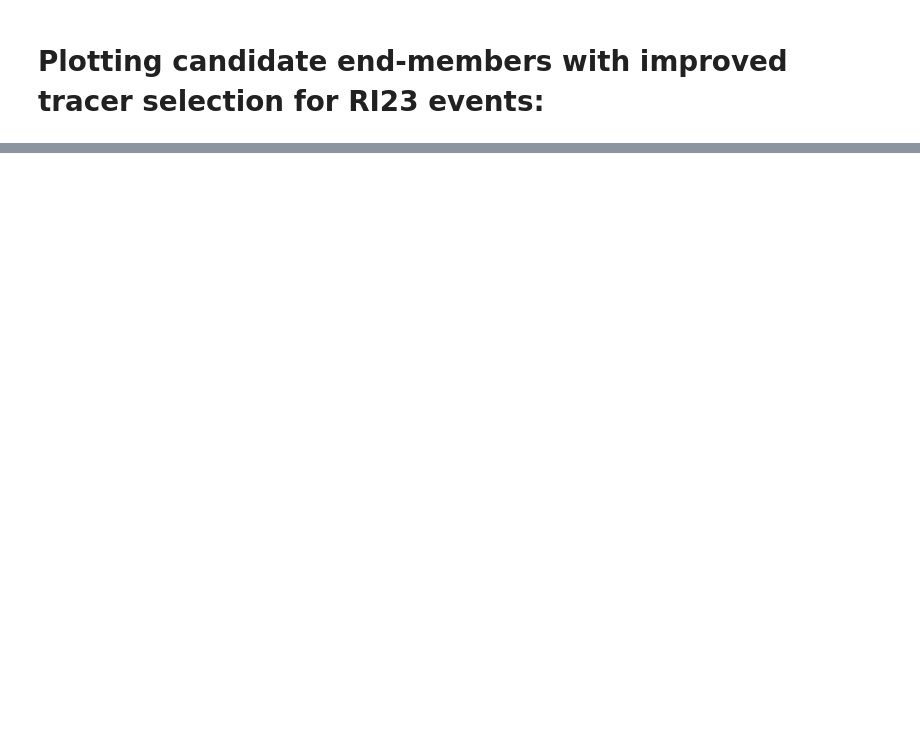
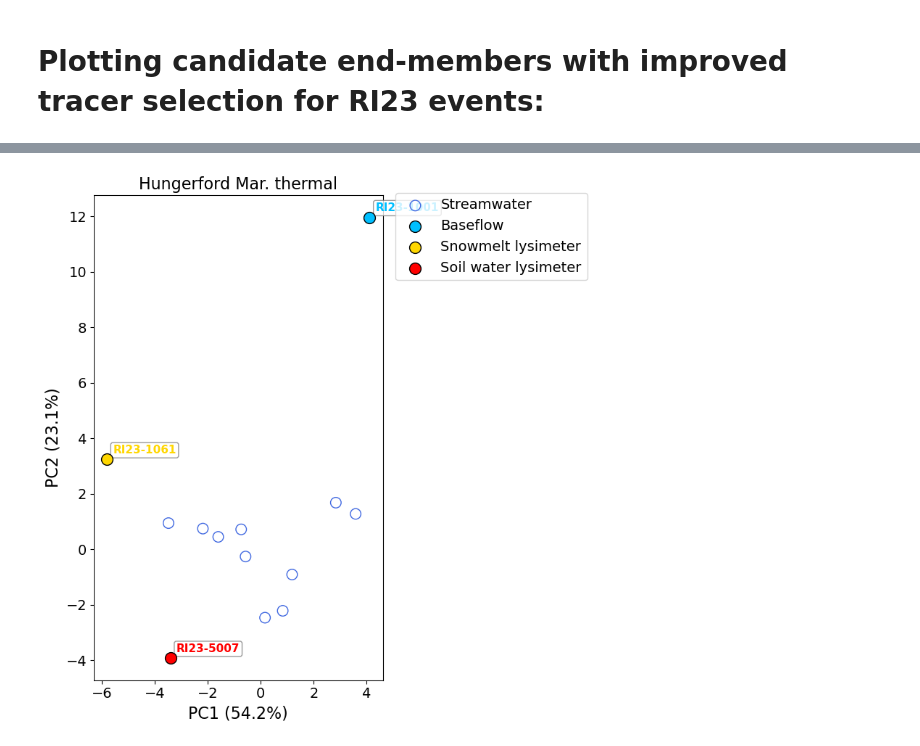
Before and after one commit to MeganEDuffy/LCBP-interannual-EMMAs, a Jupyter notebook: Notebooks/Event_PCA/RI23_Hungerford_PCAwError-all-candidate-EMs.ipynb, the cells around one changed output, grey strips where cells are left out. Saved outputs shown, nothing was run; the diff lists cells and outputs as text; code cells hidden in the pictures; blank space fills up the shorter version.

```diff
--- a/Notebooks/Event_PCA/RI23_Hungerford_PCAwError-all-candidate-EMs.ipynb
+++ b/Notebooks/Event_PCA/RI23_Hungerford_PCAwError-all-candidate-EMs.ipynb
@@ -131,0 +154,72 @@ explore_results, pca_model, scaler_model = ep.plot_event_pca_explore_samples(
+# %%
+#################
+# MAR THM at HB #
+#################
+
+import importlib
+import sys
+from pathlib import Path
+import pandas as pd
+
+# Set up home path and working repo dir
+HOME = Path.home()
+repo_dir = HOME / "OneDrive/git-repos/LCBP-interannual-EMMAs"
+
+if str(repo_dir) not in sys.path:
+    sys.path.append(str(repo_dir))
+
+# Import EMMA module
+import EMMA.event_emma as em
+import EMMA.event_pca_error as ep
+importlib.reload(ep)
+importlib.reload(em)
+
+# Define data directory using relative path logic
+data_dir = repo_dir / "Data/GrabSample_data"
+
+# Load the full RI18 through RI25 dataset
+# see join @ https://github.com/MeganEDuffy/LCBP-interannual-EMMAs/blob/main/Notebooks/Combining-all-years-RI.ipynb
+df = pd.read_csv(data_dir / "RI18-25-joined.csv")
+
+# Load just the RI23 dataset
+#df = pd.read_csv(data_dir / "RI23-IC-ICP-isotope-toc-joined.csv")
+
+# Analytical uncertainty for tracers
+analytical_precision_ri23 = {
+    'Ca_mg_L': 0.05,  # mg/L
+    'Si_mg_L': 0.05,  # mg/L
+    'Mg_mg_L': 0.05,  # mg/L
+    'Cu_mg_L': 0.05,  # mg/L
+    'K_mg_L': 0.05,  # mg/L
+    'Na_mg_L': 0.05,  # mg/L
+    'Cl_mg_L': 0.10,  # mg/L
+    'd18O': 0.1,      # permille
+    'dD': 0.1    # permille
+}
+
+##########################
+# Hungerford RI23 events #
+##########################
+
+# Test candidate deep groundwater, baseflow, soil water, and meltwater
+candidate_samples = [
+                   "RI23-1001", # Baseflow 02/09/2023 (labeled GW)
+                   #"RI23-5008", # Mark's well 2023
+                   #"RI20-HB-DGW-Mark-1" # Mark's well 2020
+                   #"RI22-0858", # Mark's well 03/17/2022
+                   #"RI22-0864",
+                   #"RI23-1085", #Baseflow 03/31/2023 removed for now
+                   "RI23-5007", # SWLD
+                   "RI23-1061"
+                    ]
+
+explore_results, pca_model, scaler_model = ep.plot_event_pca_explore_samples(
+    data=df,
+    site="Hungerford",
+    start_date="2023-03-21",
+    end_date="2023-03-26",
+    exploratory_ids=candidate_samples,
+    title="Hungerford Mar. thermal"
+)
+# %% [output]
+[figure, added]
```
Also changed, not shown: parts of 3 cells of this notebook, 4 other files.
